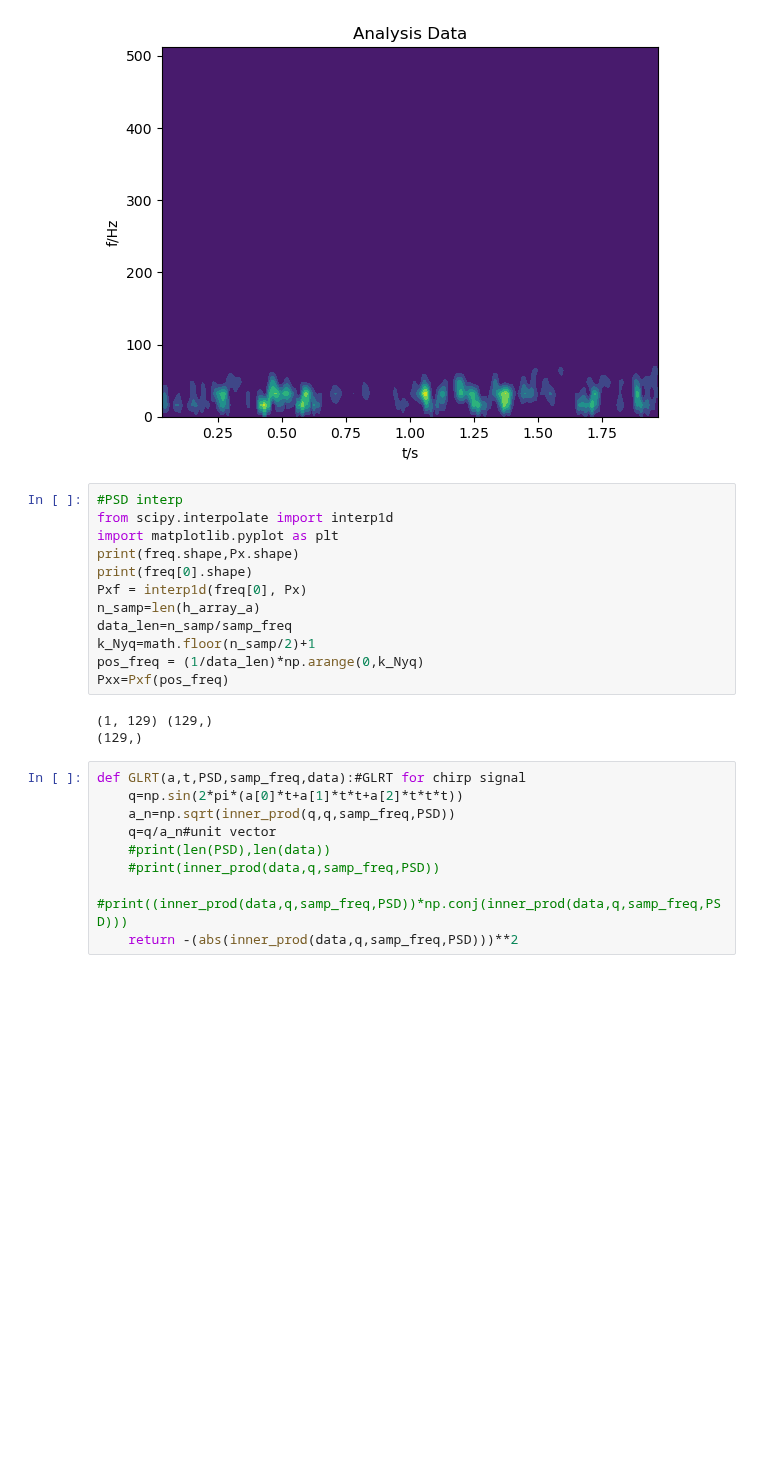
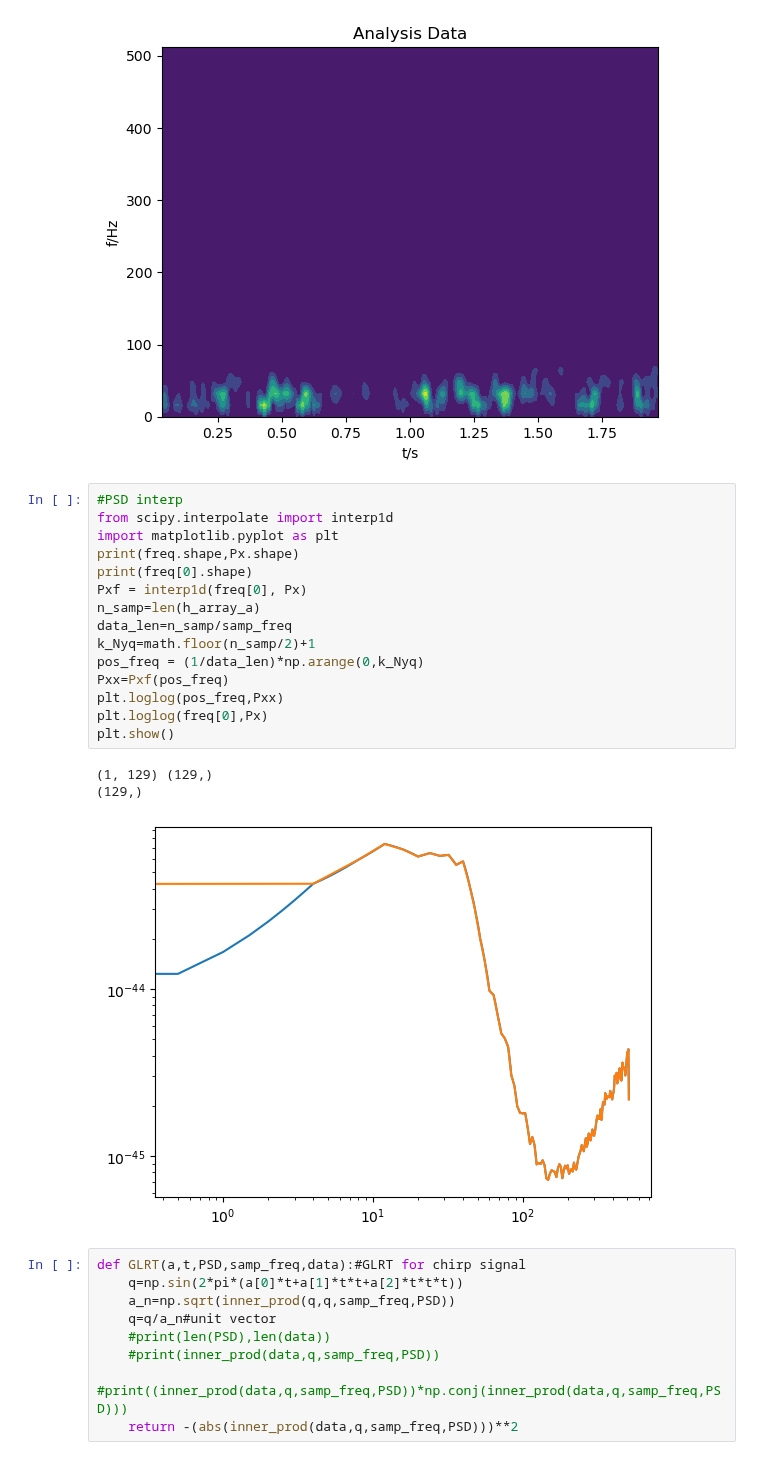
Before and after one commit to ljq2088/DATASCIENCE_COURSE, a Jupyter notebook: exercise/topic5/crcb_pso.ipynb, the cells around one changed output. Cells and saved outputs as stored; diff of their text form; blank space fills up the shorter version.

```diff
--- a/exercise/topic5/crcb_pso.ipynb
+++ b/exercise/topic5/crcb_pso.ipynb
@@ -524,18 +524,22 @@ plt.show()
 # %%
 #PSD interp
 from scipy.interpolate import interp1d
 import matplotlib.pyplot as plt
 print(freq.shape,Px.shape)
 print(freq[0].shape)
 Pxf = interp1d(freq[0], Px)
 n_samp=len(h_array_a)
 data_len=n_samp/samp_freq
 k_Nyq=math.floor(n_samp/2)+1
 pos_freq = (1/data_len)*np.arange(0,k_Nyq)
 Pxx=Pxf(pos_freq)
+plt.loglog(pos_freq,Pxx)
+plt.loglog(freq[0],Px)
+plt.show()
 # %% [output]
 (1, 129) (129,)
 (129,)
+[figure, added]
 # %%
 def GLRT(a,t,PSD,samp_freq,data):#GLRT for chirp signal
     q=np.sin(2*pi*(a[0]*t+a[1]*t*t+a[2]*t*t*t))
```
